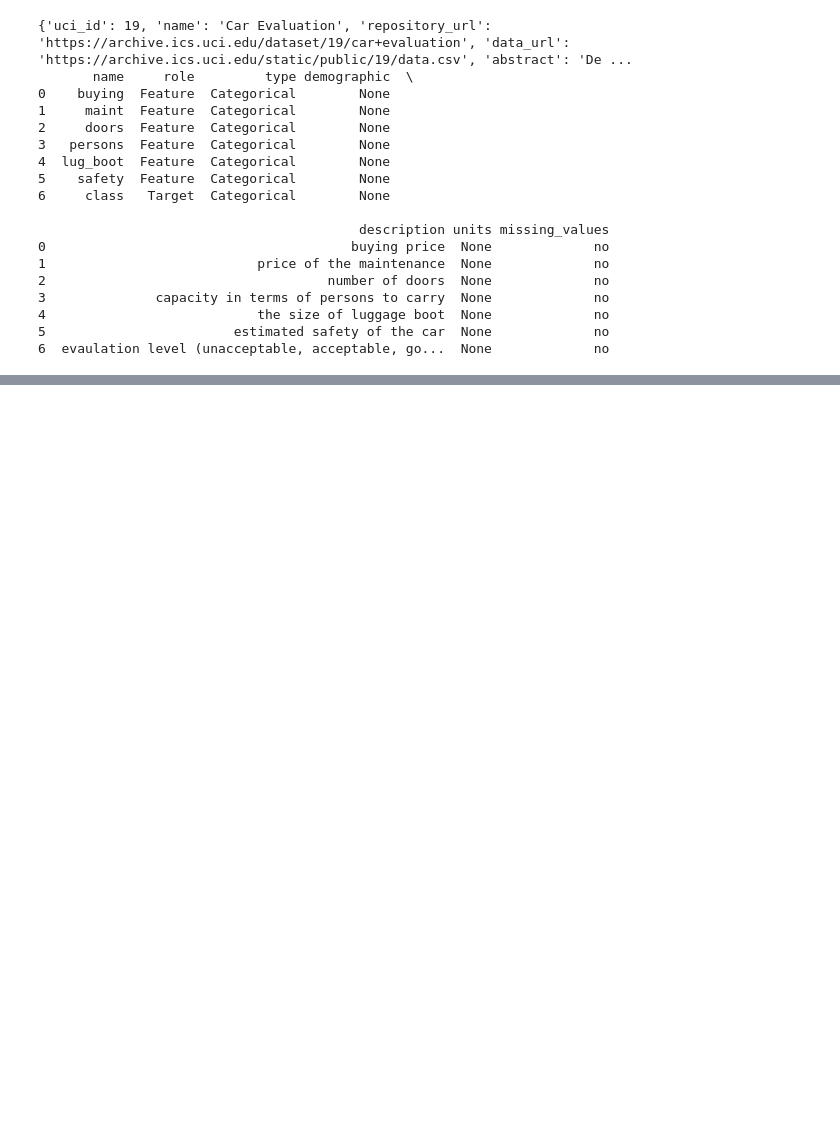
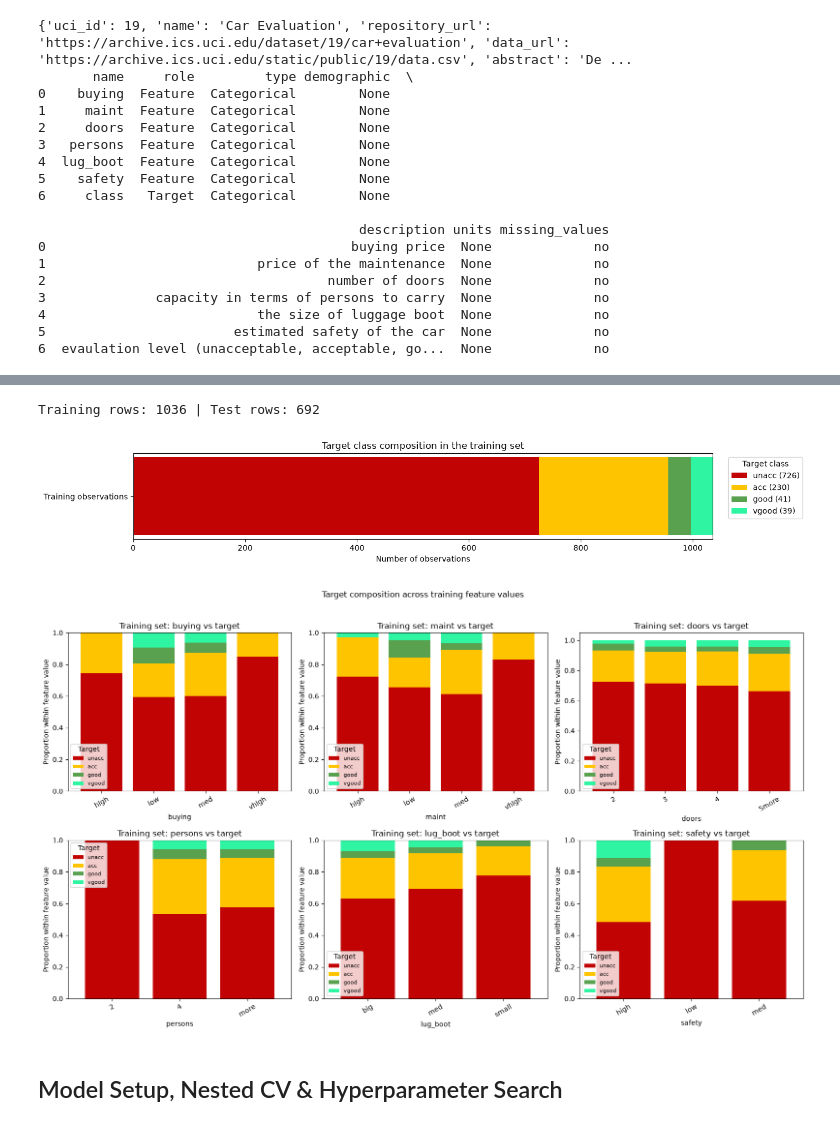
Before and after one commit to ghonilcloud/ML_Assignment_1, a Jupyter notebook: Classification/1.ipynb, the cells around one changed output, grey strips where cells are left out. Cells and saved outputs as stored; diff of their text form; code cells hidden in the pictures; blank space fills up the shorter version.

```diff
--- a/Classification/1.ipynb
+++ b/Classification/1.ipynb
@@ -371,0 +156,45 @@ This compares each classifier using all six original features with using the thr
+# %%
+# Hold out 40% for final testing before plotting target relationships or tuning models.
+y_1d = y.squeeze()
+X_train, X_test, y_train, y_test = train_test_split(
+    X, y_1d, test_size=0.40, random_state=42, stratify=y_1d
+)
+print(f"Training rows: {len(X_train)} | Test rows: {len(X_test)}")
+# %% [output]
+Training rows: 1036 | Test rows: 692
+# %%
+# Training target composition, ordered from unacc to vgood.
+train_target_counts = y_train.value_counts().reindex(target_order, fill_value=0)
+fig, ax = plt.subplots(figsize=(14, 2.5))
+left = 0
+for label in target_order:
+    count = int(train_target_counts[label])
+    ax.barh("Training observations", count, left=left, color=colors[label], label=f"{label} ({count})")
+    left += count
+ax.set_xlim(0, len(y_train))
+ax.set_title("Target class composition in the training set")
+ax.set_xlabel("Number of observations")
+ax.legend(title="Target class", bbox_to_anchor=(1.02, 1), loc="upper left")
+plt.tight_layout()
+plt.show()
+
+# Within each feature value, show the target proportions in the training set.
+fig, axes = plt.subplots(2, 3, figsize=(16, 9))
+for ax, feature in zip(axes.flat, expected_features):
+    proportions = pd.crosstab(X_train[feature], y_train, normalize="index")
+    proportions = proportions.reindex(columns=target_order, fill_value=0).sort_index()
+    proportions.plot(kind="bar", stacked=True, ax=ax,
+                     color=[colors[label] for label in target_order], width=0.8)
+    ax.set_title(f"Training set: {feature} vs target")
+    ax.set_xlabel(feature)
+    ax.set_ylabel("Proportion within feature value")
+    ax.tick_params(axis="x", rotation=30)
+    ax.legend(title="Target", fontsize=8)
+fig.suptitle("Target composition across training feature values", y=1.02)
+plt.tight_layout()
+plt.show()
+# %% [output]
+[figure, added]
+[figure, added]
+# %% [markdown]
+## Model Setup, Nested CV & Hyperparameter Search ##
```
Also changed, not shown: parts of 28 cells of this notebook.
